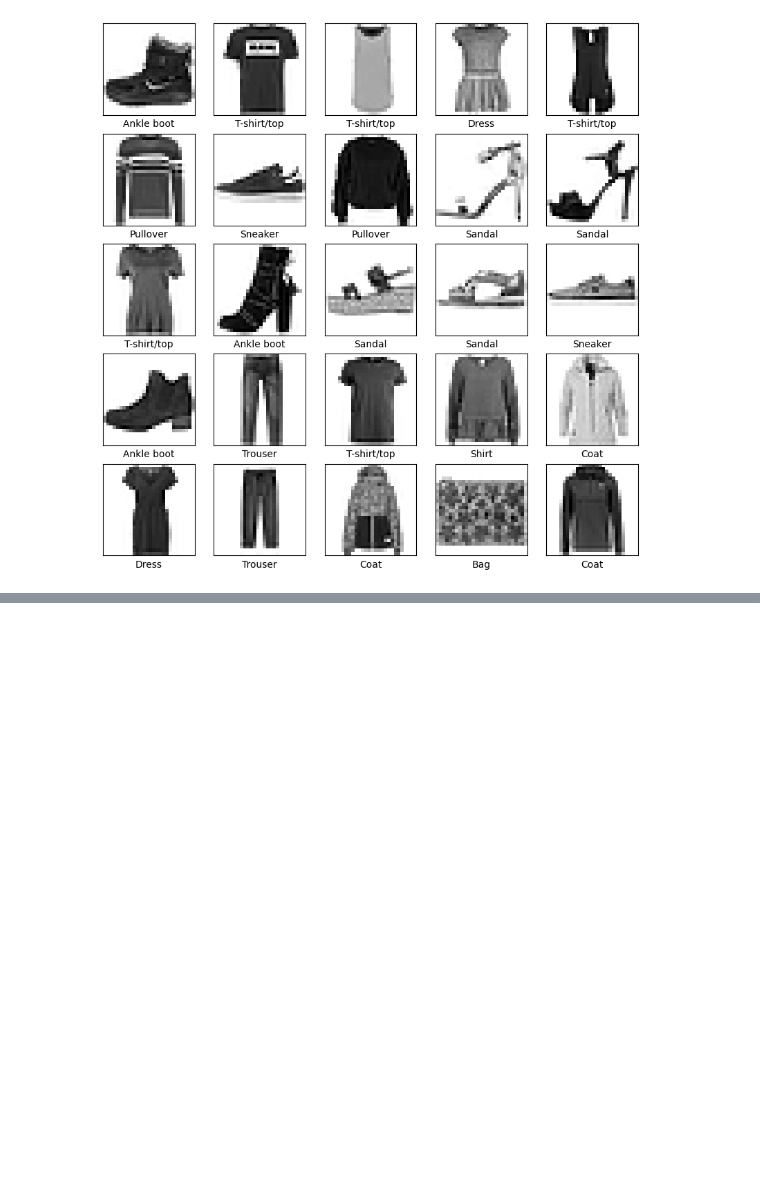
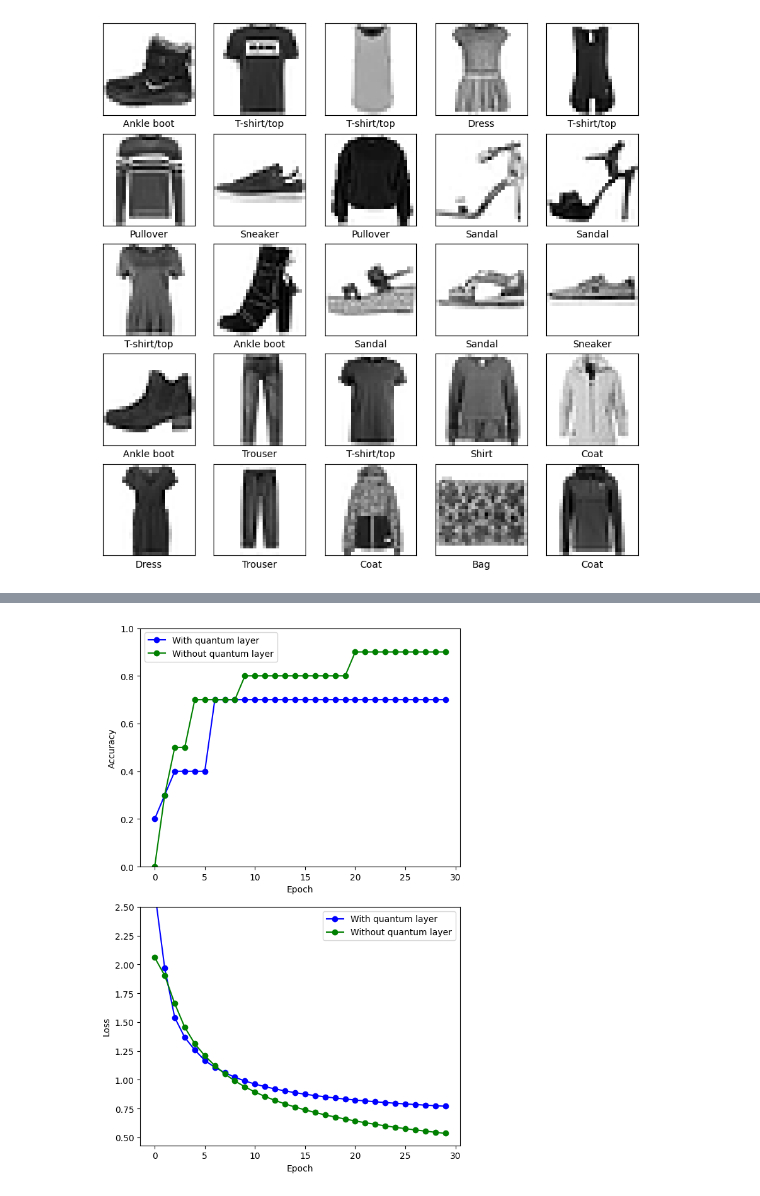
Before and after one commit to rexxar280903/Qml, a Jupyter notebook: PennyLane/ekstraksifitur.ipynb, the cells around one changed output, grey strips where cells are left out. Drawn from its saved outputs; the diff is of its cells as text; code cells hidden in the pictures; blank space fills up the shorter version.

```diff
--- a/PennyLane/ekstraksifitur.ipynb
+++ b/PennyLane/ekstraksifitur.ipynb
@@ -62,0 +165,11 @@ plt.show()
+# %%
+q_model = MyModel()
+
+q_history = q_model.fit(
+    q_train_images,
+    train_labels,
+    validation_data=(q_test_images, test_labels),
+    batch_size=4,
+    epochs=n_epochs,
+    verbose=2,
+)
@@ -62,0 +194,11 @@ plt.show()
+# %%
+c_model = MyModel()
+
+c_history = c_model.fit(
+    train_images,
+    train_labels,
+    validation_data=(test_images, test_labels),
+    batch_size=4,
+    epochs=n_epochs,
+    verbose=2,
+)
@@ -62,0 +223,22 @@ plt.show()
+# %%
+import matplotlib.pyplot as plt
+
+fig, (ax1, ax2) = plt.subplots(2, 1, figsize=(6, 9))
+
+ax1.plot(q_history.history["val_accuracy"], "-ob", label="With quantum layer")
+ax1.plot(c_history.history["val_accuracy"], "-og", label="Without quantum layer")
+ax1.set_ylabel("Accuracy")
+ax1.set_ylim([0, 1])
+ax1.set_xlabel("Epoch")
+ax1.legend()
+
+ax2.plot(q_history.history["val_loss"], "-ob", label="With quantum layer")
+ax2.plot(c_history.history["val_loss"], "-og", label="Without quantum layer")
+ax2.set_ylabel("Loss")
+ax2.set_ylim(top=2.5)
+ax2.set_xlabel("Epoch")
+ax2.legend()
+plt.tight_layout()
+plt.show()
+# %% [output]
+[figure, added]
```
Also changed, not shown: parts of 8 cells of this notebook.
